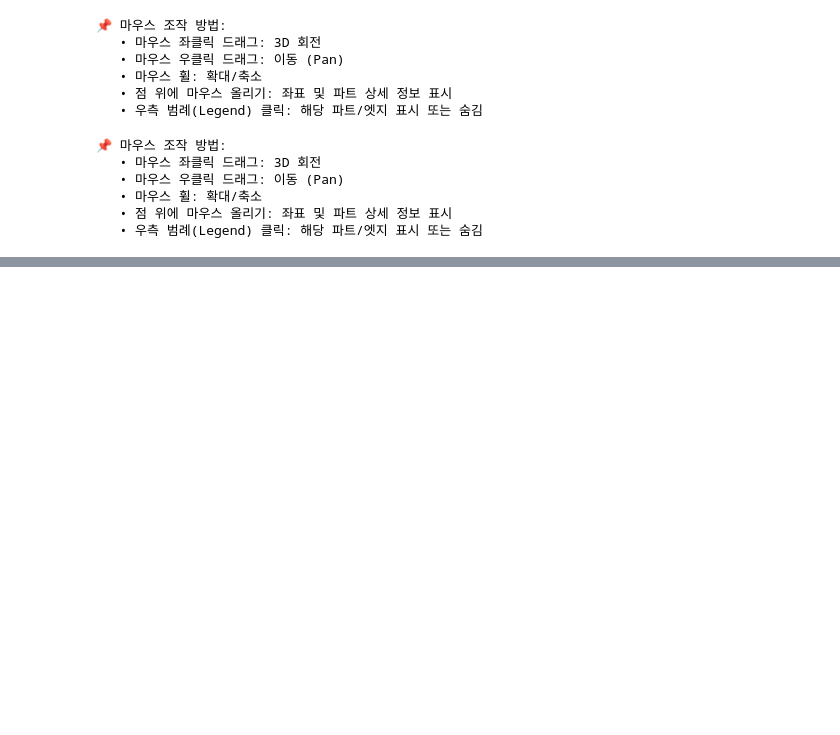
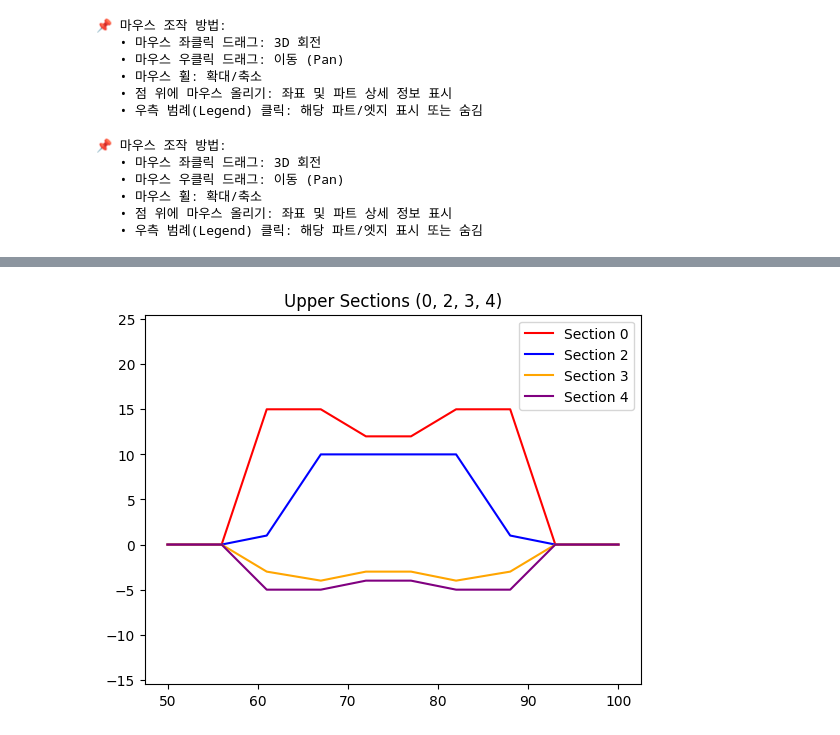
Before and after one commit to hc-Ryu/hmc_mlv, a Jupyter notebook: CGNN/20260309_yj.ipynb, the cells around one changed output, grey strips where cells are left out. Cells and saved outputs as stored; diff of their text form; code cells hidden in the pictures; blank space fills up the shorter version.

```diff
--- a/CGNN/20260309_yj.ipynb
+++ b/CGNN/20260309_yj.ipynb
@@ -1606,0 +1696,18 @@ print("   • 우측 범례(Legend) 클릭: 해당 파트/엣지 표시 또는
+# %%
+upper_section = {
+    0: [[50, 0], [56, 0], [61, 15], [67, 15], [72, 12], [77, 12], [82, 15], [88, 15], [93, 0], [100, 0]],
+    2: [[50, 0], [56, 0], [61, 1],  [67, 10], [72, 10], [77, 10], [82, 10], [88, 1], [93, 0], [100, 0]],
+    3: [[50, 0], [56, 0], [61, -3], [67, -4], [72, -3],[77, -3],[82, -4], [88, -3],[93, 0], [100, 0]],
+    4: [[50, 0], [56, 0], [61, -5], [67, -5], [72, -4],[77, -4],[82, -5], [88, -5],[93, 0], [100, 0]],
+    }
+
+plt.plot(np.array(upper_section[0])[:,0], np.array(upper_section[0])[:,1], label='Section 0', color='red')
+plt.plot(np.array(upper_section[2])[:,0], np.array(upper_section[2])[:,1], label='Section 2', color='blue')
+plt.plot(np.array(upper_section[3])[:,0], np.array(upper_section[3])[:,1], label='Section 3', color='orange')
+plt.plot(np.array(upper_section[4])[:,0], np.array(upper_section[4])[:,1], label='Section 4', color='purple')
+plt.title('Upper Sections (0, 2, 3, 4)')
+plt.axis('equal')
+plt.legend()
+plt.show()
+# %% [output]
+[figure, added]
```
Also changed, not shown: parts of 7 cells of this notebook, 1 other file.
